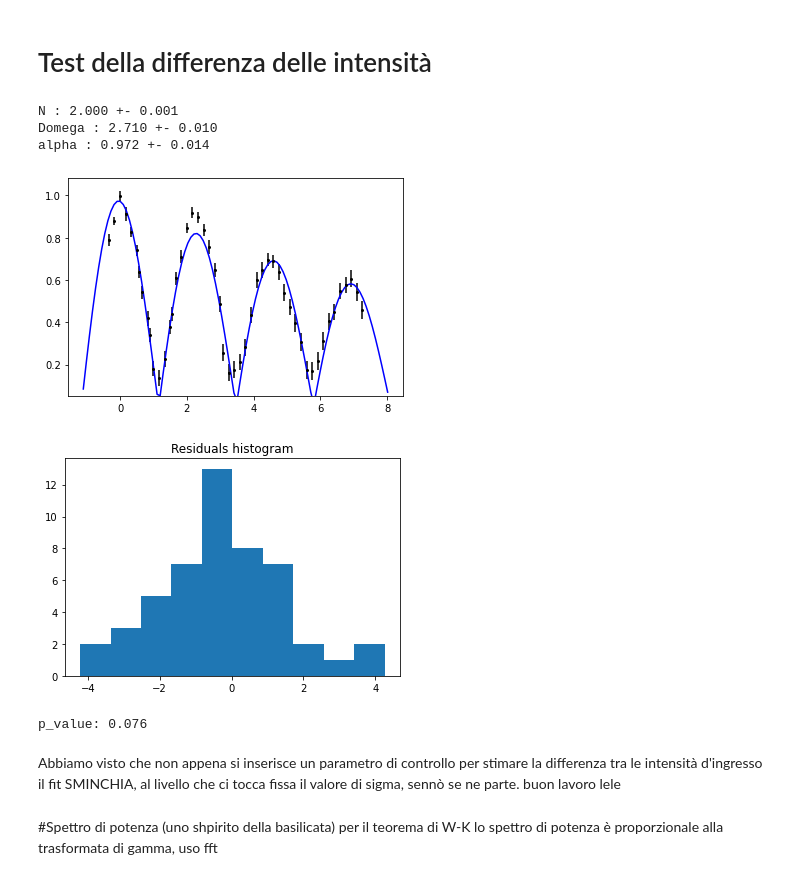
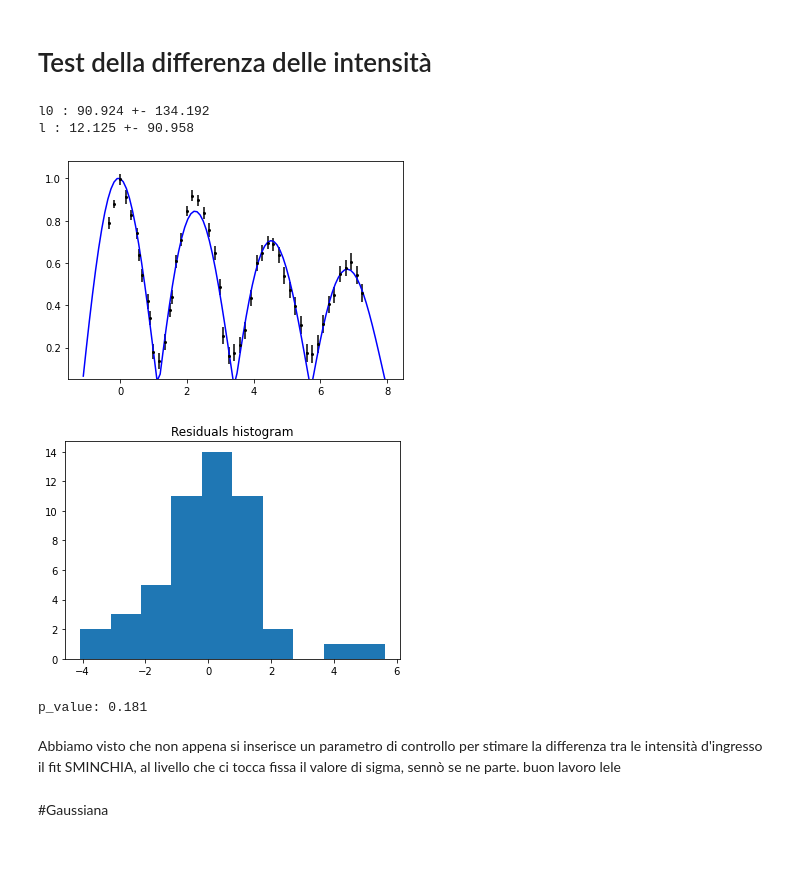
Before and after one commit to Unoaccaso/lab_projects, a Jupyter notebook: interferometro_michelson.ipynb, the cells around one changed output. Drawn from its saved outputs; the diff is of its cells as text; code cells hidden in the pictures; blank space fills up the shorter version.

```diff
--- a/interferometro_michelson.ipynb
+++ b/interferometro_michelson.ipynb
@@ -204,24 +204,31 @@ p_value: 0.000
 # Test della differenza delle intensità
 # %%
 def rs(par, t):
-    N = par[0]
-    Domega = par[1]
-    alpha = par[2]
-    y = alpha*np.exp(-0.1481*t/2)/N*np.abs(np.sin(N*Domega*t/2)/np.sin(Domega*t/2))
+    N = 2
+    Domega = 2.747
+    dl = t*29.98/2
+    l0 = par[0]
+    l = par[1]
+    # l ---> dist percorsa da entrambi
+    # dl ---> scarto del secondo
+    # l0 ---> lunghezza caratteristica
+    def I(dl, l0, l):
+      return 1/(1+((l-dl)/l0)**2)
+    def alpha(dl, l0, l):
+      return 2*np.sqrt(I(0, l0, l)*I(dl, l0, l))/(I(0, l0, l)+I(dl, l0, l))
+    y = alpha(dl, l0, l)*np.exp(-0.1481*t/2)/N*np.abs(np.sin(N*Domega*t/2)/np.sin(Domega*t/2))
     return y
 fitted = fit(rs, x = data['tempo [ns]'], y = data['Visibilità'], sy = data['sigma[V]'], sx = data['sigma[t] [ns]'],
-    par0 = [2, 2.5, 50],
-    par_names=['N', 'Domega', 'alpha'], xres=100)
+    par0 = [100, 10],
+    par_names=['l0', 'l'], xres=100)
 # %% [output]
-N : 2.000 +- 0.001
-Domega : 2.710 +- 0.010
-alpha : 0.972 +- 0.014
+l0 : 90.924 +- 134.192
+l : 12.125 +- 90.958
-[figure, old version]
+[figure, new version]
-[figure, old version]
+[figure, new version]
-p_value: 0.076
+p_value: 0.181
 # %% [markdown]
 Abbiamo visto che non appena si inserisce un parametro di controllo per stimare la differenza tra le intensità d'ingresso il fit SMINCHIA, al livello che ci tocca fissa il valore di sigma, sennò se ne parte. buon lavoro lele
-# %% [markdown]
-#Spettro di potenza (uno shpirito della basilicata)
-per il teorema di W-K lo spettro di potenza è proporzionale alla trasformata di gamma, uso fft
+# %% [markdown]
+#Gaussiana
 # %%
```
Also changed, not shown: parts of 4 cells of this notebook.
